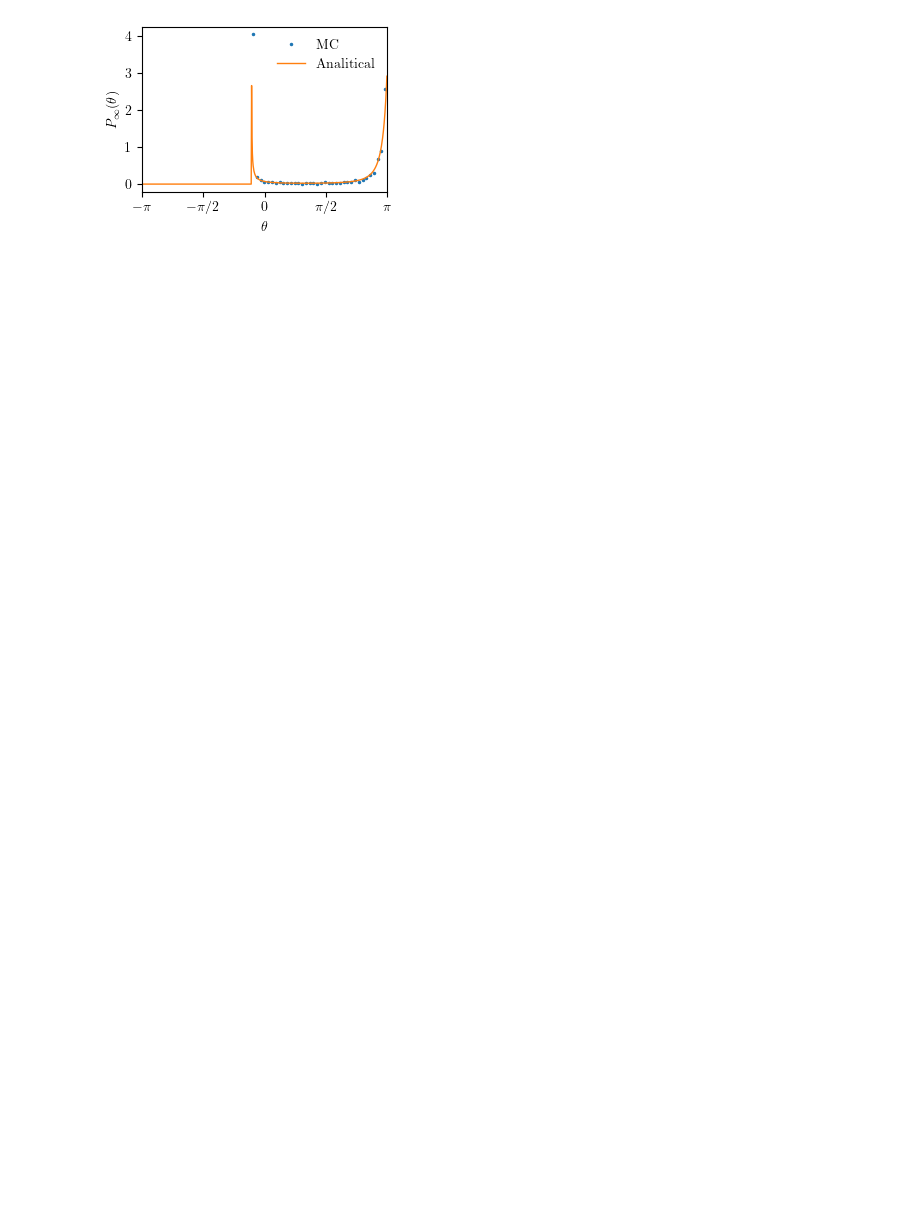
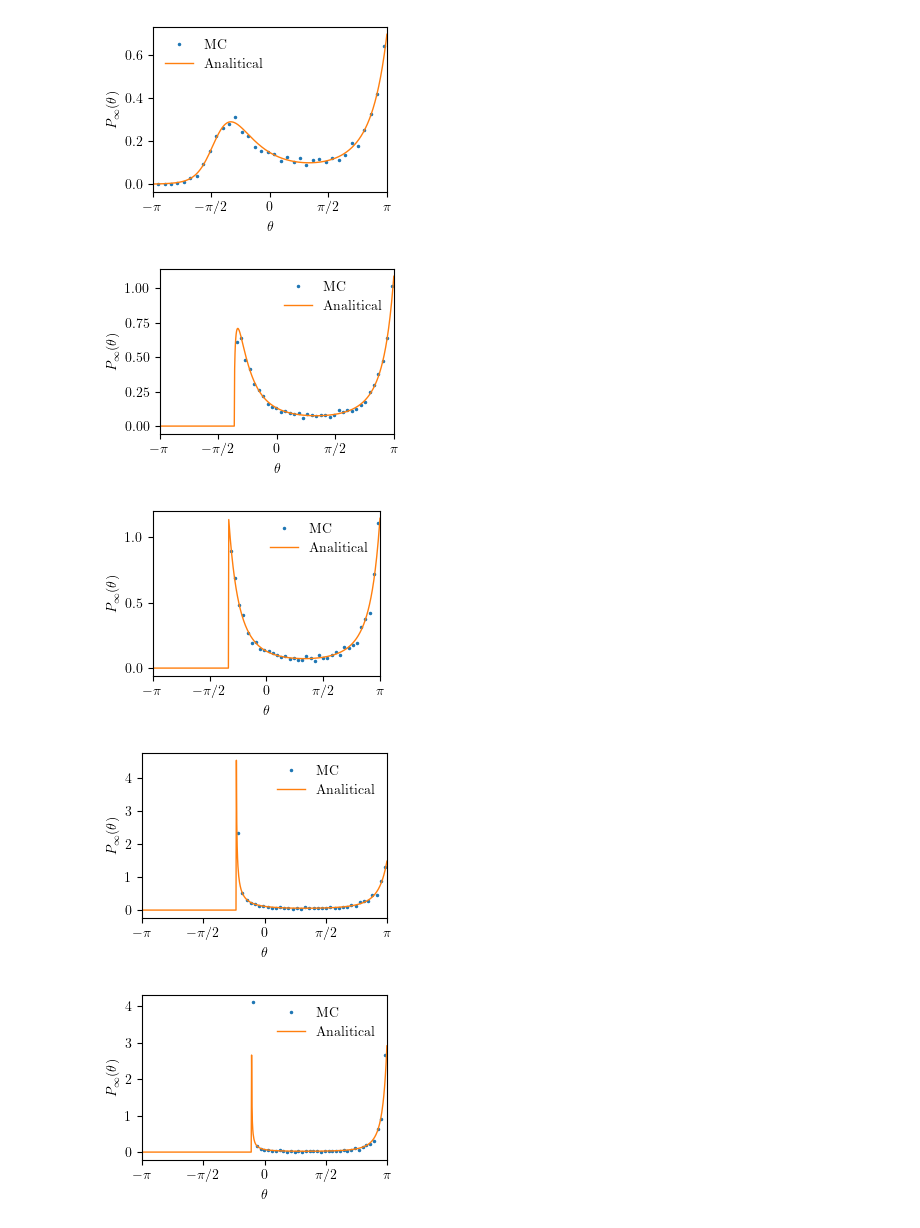
Before and after one commit to svrnzn/quantum-zeni, a Jupyter notebook: stages_plots.ipynb, the cells around one changed output. Drawn from its saved outputs; the diff is of its cells as text; code cells hidden in the pictures; blank space fills up the shorter version.

```diff
--- a/stages_plots.ipynb
+++ b/stages_plots.ipynb
@@ -8,35 +8,41 @@ import stages_config as config
 
 states_infty_list = []
 for sim in config.sim_list:
-    f = open(f"data/lambda={sim.lmbd}-Nt={sim.Nt}T={sim.T}-dt={sim.dt}-omega0={sim.omega0}.pkl", "rb")
+    f = open(f"data/lambda={sim.lmbd}-Nt={sim.Nt}T={sim.T}-dt={sim.dt}-omega0={sim.omegaS}.pkl", "rb")
     data = pickle.load(f)
     states_infty_list.append(data[1])
     f.close()
 # %%
 for sim, states_infty in zip(config.sim_list, states_infty_list):
+    plt.figure()
+
     thetas = []
     for state in states_infty:
         thetas.append(stages.state_to_theta(state))
 
     plt.style.use(["./config/stylelib/thesis.mplstyle", "./config/stylelib/manuscript_fullwidth.mplstyle"])
 
     counts, bins = np.histogram(thetas, 36)
     bin_width = bins[1] - bins[0]
     freqs = counts / sim.Nt / bin_width
 
     plt.plot(bins[:-1] + bin_width/2, freqs, ".", label=r"MC")
     plt.plot(np.arange(-np.pi, np.pi, .01), stages.p_infty(sim.lmbd, np.arange(-np.pi, np.pi, .01)), label=r"Analitical")
 
     plt.xlim((-np.pi, np.pi))
     xticks = [-np.pi, -np.pi/2, 0, np.pi/2, np.pi]
     xlabels = [r"$-\pi$", r"$-\pi/2$", r"$0$", r"$\pi/2$", r"$\pi$"]
     plt.xticks(xticks, xlabels)
     plt.xlabel(r"$\theta$")
     plt.ylabel(r"$P_\infty(\theta)$")
     plt.legend()
 
     plt.tight_layout()
 
-    plt.savefig(f"plots/lambda={sim.lmbd}-Nt={sim.Nt}T={sim.T}-dt={sim.dt}-omega0={sim.omega0}.pdf")
+    plt.savefig(f"plots/lambda={sim.lmbd}-Nt={sim.Nt}T={sim.T}-dt={sim.dt}-omega0={sim.omegaS}.pdf")
 # %% [output]
-[figure, old version]
+[figure, new version]
+[figure, added]
+[figure, added]
+[figure, added]
+[figure, added]
```
